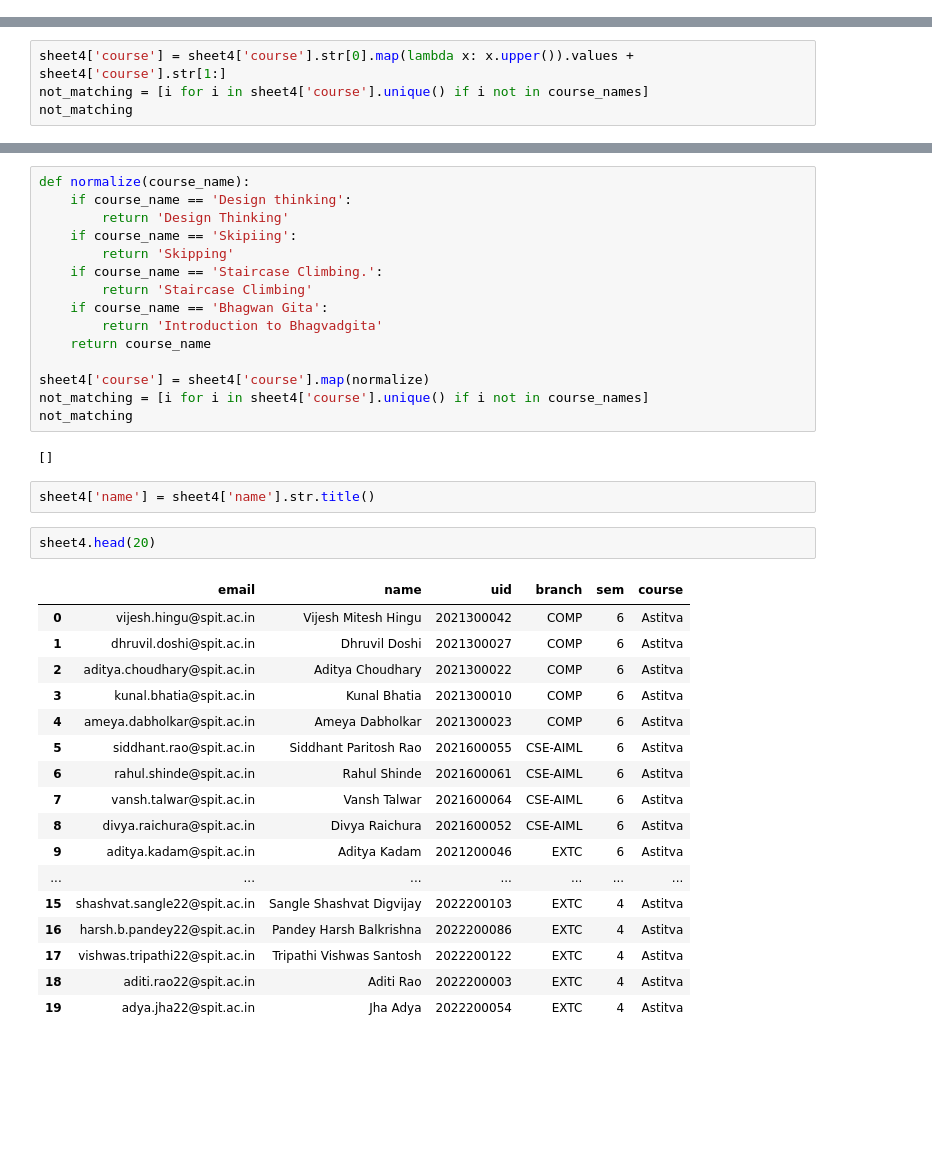
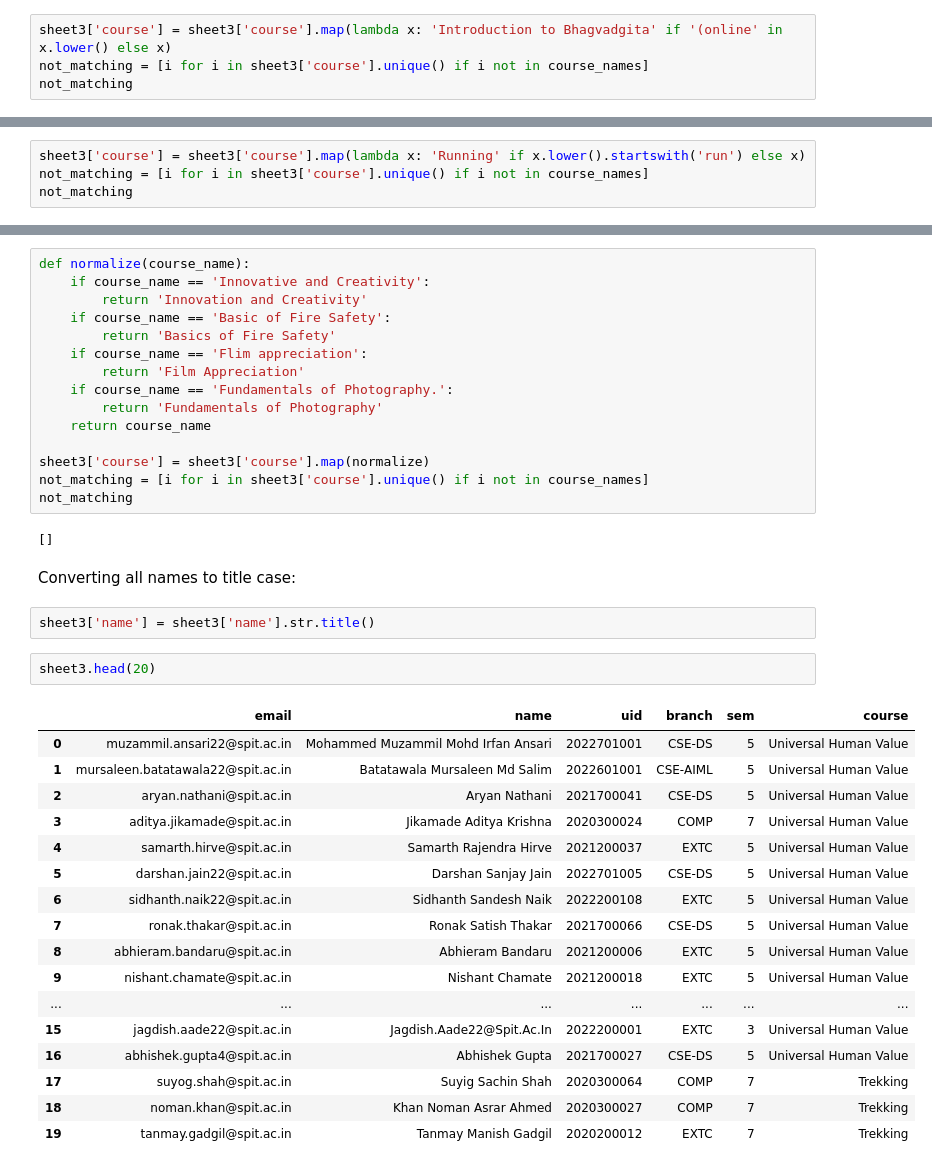
Before and after one commit to Hitstar53/SEVA-SATVA-Course-Analyzer, a Jupyter notebook: preprocess/preprocessing-sheet3.ipynb, the cells around one changed output, grey strips where cells are left out. Cells and saved outputs as stored; diff of their text form; blank space fills up the shorter version.

```diff
--- a/preprocess/preprocessing-sheet3.ipynb
+++ b/preprocess/preprocessing-sheet3.ipynb
@@ -240,0 +330,4 @@ not_matching
+# %%
+sheet3['course'] = sheet3['course'].map(lambda x: 'Introduction to Bhagvadgita' if '(online' in x.lower() else x)
+not_matching = [i for i in sheet3['course'].unique() if i not in course_names]
+not_matching
@@ -241,5 +343,5 @@ not_matching
 # %%
-sheet4['course'] = sheet4['course'].str[0].map(lambda x: x.upper()).values + sheet4['course'].str[1:]
-not_matching = [i for i in sheet4['course'].unique() if i not in course_names]
+sheet3['course'] = sheet3['course'].map(lambda x: 'Running' if x.lower().startswith('run') else x)
+not_matching = [i for i in sheet3['course'].unique() if i not in course_names]
 not_matching
 # %% [output]
@@ -273,40 +352,42 @@ not_matching
 # %%
 def normalize(course_name):
-    if course_name == 'Design thinking':
-        return 'Design Thinking'
-    if course_name == 'Skipiing':
-        return 'Skipping'
-    if course_name == 'Staircase Climbing.':
-        return 'Staircase Climbing'
-    if course_name == 'Bhagwan Gita':
-        return 'Introduction to Bhagvadgita'
+    if course_name == 'Innovative and Creativity':
+        return 'Innovation and Creativity'
+    if course_name == 'Basic of Fire Safety':
+        return 'Basics of Fire Safety'
+    if course_name == 'Flim appreciation':
+        return 'Film Appreciation'
+    if course_name == 'Fundamentals of Photography.':
+        return 'Fundamentals of Photography'
     return course_name
 
-sheet4['course'] = sheet4['course'].map(normalize)
-not_matching = [i for i in sheet4['course'].unique() if i not in course_names]
+sheet3['course'] = sheet3['course'].map(normalize)
+not_matching = [i for i in sheet3['course'].unique() if i not in course_names]
 not_matching
 # %% [output]
 []
+# %% [markdown]
+Converting all names to title case:
 # %%
-sheet4['name'] = sheet4['name'].str.title()
+sheet3['name'] = sheet3['name'].str.title()
 # %%
-sheet4.head(20)
+sheet3.head(20)
 # %% [output]
 |  | email | name | uid | branch | sem | course |
-| 0 | vijesh.hingu@spit.ac.in | Vijesh Mitesh Hingu | 2021300042 | COMP | 6 | Astitva |
-| 1 | dhruvil.doshi@spit.ac.in | Dhruvil Doshi | 2021300027 | COMP | 6 | Astitva |
-| 2 | aditya.choudhary@spit.ac.in | Aditya Choudhary | 2021300022 | COMP | 6 | Astitva |
-| 3 | kunal.bhatia@spit.ac.in | Kunal Bhatia | 2021300010 | COMP | 6 | Astitva |
-| 4 | ameya.dabholkar@spit.ac.in | Ameya Dabholkar | 2021300023 | COMP | 6 | Astitva |
-| 5 | siddhant.rao@spit.ac.in | Siddhant Paritosh Rao | 2021600055 | CSE-AIML | 6 | Astitva |
-| 6 | rahul.shinde@spit.ac.in | Rahul Shinde | 2021600061 | CSE-AIML | 6 | Astitva |
-| 7 | vansh.talwar@spit.ac.in | Vansh Talwar | 2021600064 | CSE-AIML | 6 | Astitva |
-| 8 | divya.raichura@spit.ac.in | Divya Raichura | 2021600052 | CSE-AIML | 6 | Astitva |
-| 9 | aditya.kadam@spit.ac.in | Aditya Kadam | 2021200046 | EXTC | 6 | Astitva |
+| 0 | muzammil.ansari22@spit.ac.in | Mohammed Muzammil Mohd Irfan Ansari | 2022701001 | CSE-DS | 5 | Universal Human Value |
+| 1 | mursaleen.batatawala22@spit.ac.in | Batatawala Mursaleen Md Salim | 2022601001 | CSE-AIML | 5 | Universal Human Value |
+| 2 | aryan.nathani@spit.ac.in | Aryan Nathani | 2021700041 | CSE-DS | 5 | Universal Human Value |
+| 3 | aditya.jikamade@spit.ac.in | Jikamade Aditya Krishna | 2020300024 | COMP | 7 | Universal Human Value |
+| 4 | samarth.hirve@spit.ac.in | Samarth Rajendra Hirve | 2021200037 | EXTC | 5 | Universal Human Value |
+| 5 | darshan.jain22@spit.ac.in | Darshan Sanjay Jain | 2022701005 | CSE-DS | 5 | Universal Human Value |
+| 6 | sidhanth.naik22@spit.ac.in | Sidhanth Sandesh Naik | 2022200108 | EXTC | 5 | Universal Human Value |
+| 7 | ronak.thakar@spit.ac.in | Ronak Satish Thakar | 2021700066 | CSE-DS | 5 | Universal Human Value |
+| 8 | abhieram.bandaru@spit.ac.in | Abhieram Bandaru | 2021200006 | EXTC | 5 | Universal Human Value |
+| 9 | nishant.chamate@spit.ac.in | Nishant Chamate | 2021200018 | EXTC | 5 | Universal Human Value |
 | ... | ... | ... | ... | ... | ... | ... |
-| 15 | shashvat.sangle22@spit.ac.in | Sangle Shashvat Digvijay | 2022200103 | EXTC | 4 | Astitva |
-| 16 | harsh.b.pandey22@spit.ac.in | Pandey Harsh Balkrishna | 2022200086 | EXTC | 4 | Astitva |
-| 17 | vishwas.tripathi22@spit.ac.in | Tripathi Vishwas Santosh | 2022200122 | EXTC | 4 | Astitva |
-| 18 | aditi.rao22@spit.ac.in | Aditi Rao | 2022200003 | EXTC | 4 | Astitva |
-| 19 | adya.jha22@spit.ac.in | Jha Adya | 2022200054 | EXTC | 4 | Astitva |
+| 15 | jagdish.aade22@spit.ac.in | Jagdish.Aade22@Spit.Ac.In | 2022200001 | EXTC | 3 | Universal Human Value |
+| 16 | abhishek.gupta4@spit.ac.in | Abhishek Gupta | 2021700027 | CSE-DS | 5 | Universal Human Value |
+| 17 | suyog.shah@spit.ac.in | Suyig Sachin Shah | 2020300064 | COMP | 7 | Trekking |
+| 18 | noman.khan@spit.ac.in | Khan Noman Asrar Ahmed | 2020300027 | COMP | 7 | Trekking |
+| 19 | tanmay.gadgil@spit.ac.in | Tanmay Manish Gadgil | 2020200012 | EXTC | 7 | Trekking |
 # %%
```
Also changed, not shown: parts of 24 cells of this notebook, 1 other file.
